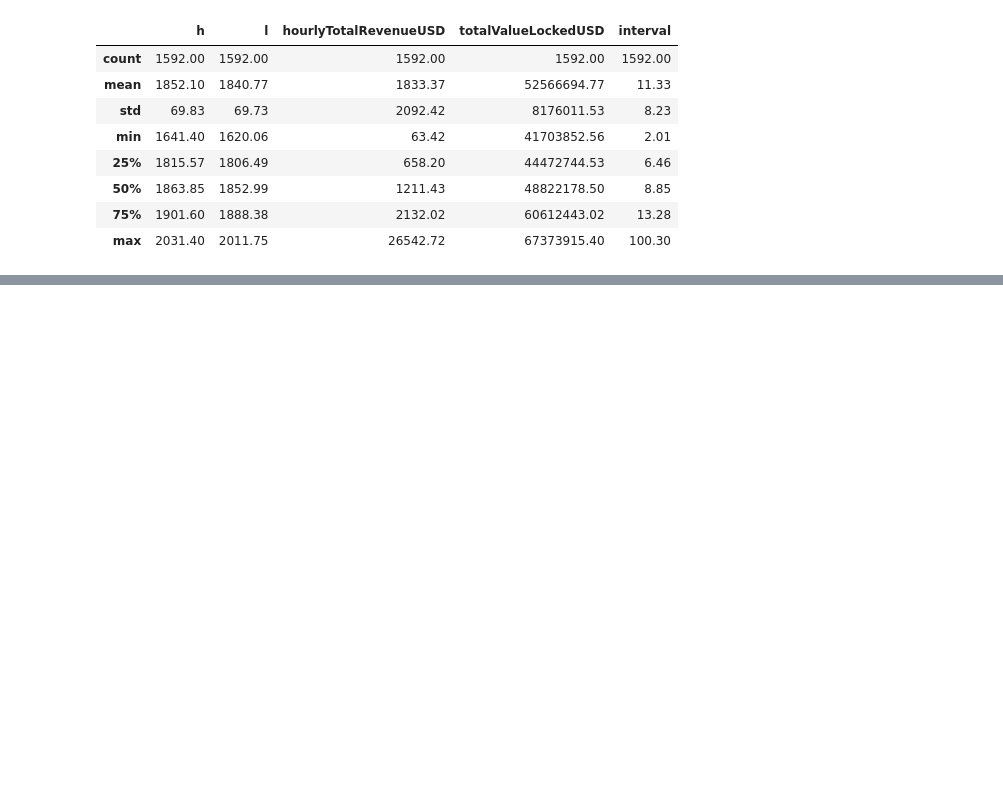
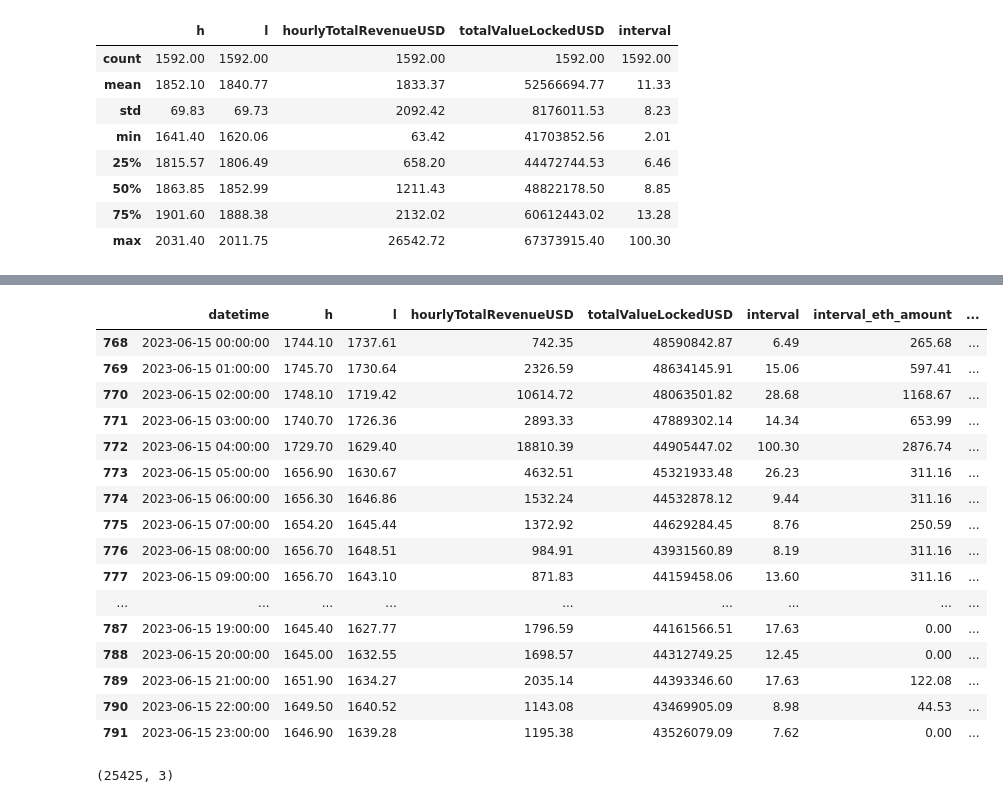
Before and after one commit to zhant09/uniswap-v3-analysis, a Jupyter notebook: notebooks/liquidity_provider/arb_eth_usdc_small_interval.ipynb, the cells around one changed output, grey strips where cells are left out. Cells and saved outputs as stored; diff of their text form; code cells hidden in the pictures; blank space fills up the shorter version.

```diff
--- a/notebooks/liquidity_provider/arb_eth_usdc_small_interval.ipynb
+++ b/notebooks/liquidity_provider/arb_eth_usdc_small_interval.ipynb
@@ -302,0 +702,25 @@ hourly_data = df.to_dict("records")
+# %%
+hourly_df[(hourly_df["datetime"] > "2023-06-15") & (hourly_df["datetime"] < "2023-06-16")].head(50)
+# %% [output]
+|  | datetime | h | l | hourlyTotalRevenueUSD | totalValueLockedUSD | interval | interval_eth_amount | ... |
+| 768 | 2023-06-15 00:00:00 | 1744.10 | 1737.61 | 742.35 | 48590842.87 | 6.49 | 265.68 | ... |
+| 769 | 2023-06-15 01:00:00 | 1745.70 | 1730.64 | 2326.59 | 48634145.91 | 15.06 | 597.41 | ... |
+| 770 | 2023-06-15 02:00:00 | 1748.10 | 1719.42 | 10614.72 | 48063501.82 | 28.68 | 1168.67 | ... |
+| 771 | 2023-06-15 03:00:00 | 1740.70 | 1726.36 | 2893.33 | 47889302.14 | 14.34 | 653.99 | ... |
+| 772 | 2023-06-15 04:00:00 | 1729.70 | 1629.40 | 18810.39 | 44905447.02 | 100.30 | 2876.74 | ... |
+| 773 | 2023-06-15 05:00:00 | 1656.90 | 1630.67 | 4632.51 | 45321933.48 | 26.23 | 311.16 | ... |
+| 774 | 2023-06-15 06:00:00 | 1656.30 | 1646.86 | 1532.24 | 44532878.12 | 9.44 | 311.16 | ... |
+| 775 | 2023-06-15 07:00:00 | 1654.20 | 1645.44 | 1372.92 | 44629284.45 | 8.76 | 250.59 | ... |
+| 776 | 2023-06-15 08:00:00 | 1656.70 | 1648.51 | 984.91 | 43931560.89 | 8.19 | 311.16 | ... |
+| 777 | 2023-06-15 09:00:00 | 1656.70 | 1643.10 | 871.83 | 44159458.06 | 13.60 | 311.16 | ... |
+| ... | ... | ... | ... | ... | ... | ... | ... | ... |
+| 787 | 2023-06-15 19:00:00 | 1645.40 | 1627.77 | 1796.59 | 44161566.51 | 17.63 | 0.00 | ... |
+| 788 | 2023-06-15 20:00:00 | 1645.00 | 1632.55 | 1698.57 | 44312749.25 | 12.45 | 0.00 | ... |
+| 789 | 2023-06-15 21:00:00 | 1651.90 | 1634.27 | 2035.14 | 44393346.60 | 17.63 | 122.08 | ... |
+| 790 | 2023-06-15 22:00:00 | 1649.50 | 1640.52 | 1143.08 | 43469905.09 | 8.98 | 44.53 | ... |
+| 791 | 2023-06-15 23:00:00 | 1646.90 | 1639.28 | 1195.38 | 43526079.09 | 7.62 | 0.00 | ... |
+# %%
+stats_df = df.groupby(["interval_low", "interval_high"]).agg({"revenue_1k": "sum"}).reset_index()
+stats_df.shape
+# %% [output]
+(25425, 3)
```
Also changed, not shown: parts of 38 cells of this notebook.
